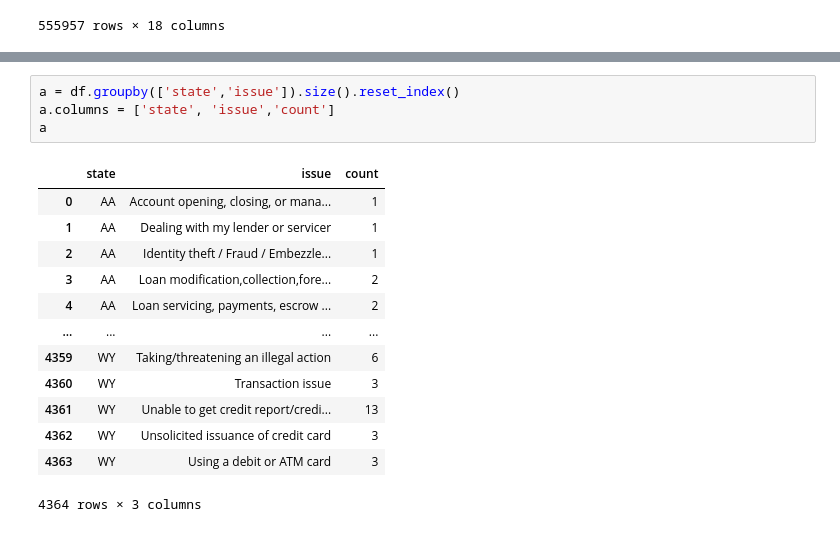
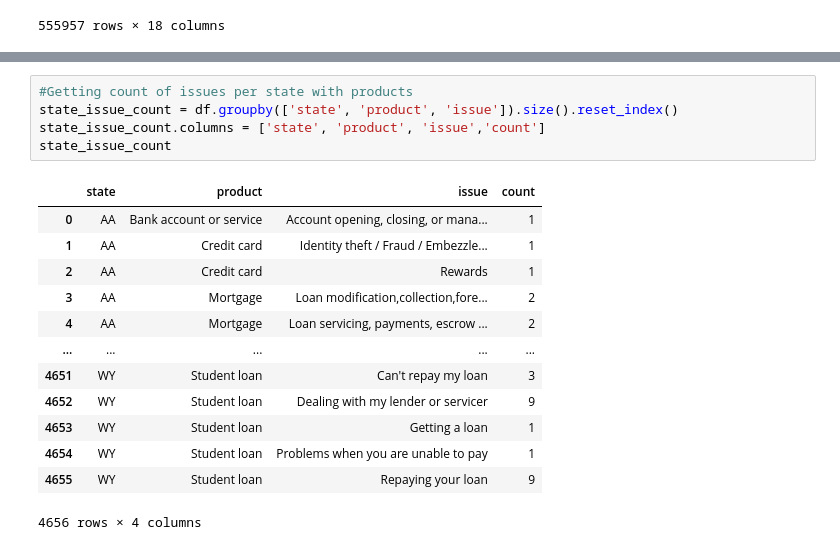
Before and after one commit to quantillinois/data-oa, a Jupyter notebook: consumer_analysis.ipynb, the cells around one changed output, grey strips where cells are left out. Drawn from its saved outputs; the diff is of its cells as text.

```diff
--- a/consumer_analysis.ipynb
+++ b/consumer_analysis.ipynb
@@ -87,19 +44,20 @@ b
 # %%
-a = df.groupby(['state','issue']).size().reset_index()
-a.columns = ['state', 'issue','count']
-a
+#Getting count of issues per state with products
+state_issue_count = df.groupby(['state', 'product', 'issue']).size().reset_index()
+state_issue_count.columns = ['state', 'product', 'issue','count']
+state_issue_count
 # %% [output]
-|  | state | issue | count |
-| 0 | AA | Account opening, closing, or mana... | 1 |
-| 1 | AA | Dealing with my lender or servicer | 1 |
-| 2 | AA | Identity theft / Fraud / Embezzle... | 1 |
-| 3 | AA | Loan modification,collection,fore... | 2 |
-| 4 | AA | Loan servicing, payments, escrow ... | 2 |
-| ... | ... | ... | ... |
-| 4359 | WY | Taking/threatening an illegal action | 6 |
-| 4360 | WY | Transaction issue | 3 |
-| 4361 | WY | Unable to get credit report/credi... | 13 |
-| 4362 | WY | Unsolicited issuance of credit card | 3 |
-| 4363 | WY | Using a debit or ATM card | 3 |
+|  | state | product | issue | count |
+| 0 | AA | Bank account or service | Account opening, closing, or mana... | 1 |
+| 1 | AA | Credit card | Identity theft / Fraud / Embezzle... | 1 |
+| 2 | AA | Credit card | Rewards | 1 |
+| 3 | AA | Mortgage | Loan modification,collection,fore... | 2 |
+| 4 | AA | Mortgage | Loan servicing, payments, escrow ... | 2 |
+| ... | ... | ... | ... | ... |
+| 4651 | WY | Student loan | Can't repay my loan | 3 |
+| 4652 | WY | Student loan | Dealing with my lender or servicer | 9 |
+| 4653 | WY | Student loan | Getting a loan | 1 |
+| 4654 | WY | Student loan | Problems when you are unable to pay | 1 |
+| 4655 | WY | Student loan | Repaying your loan | 9 |
-4364 rows × 3 columns
+4656 rows × 4 columns
 # %%
```
Also changed, not shown: parts of 12 cells of this notebook.
